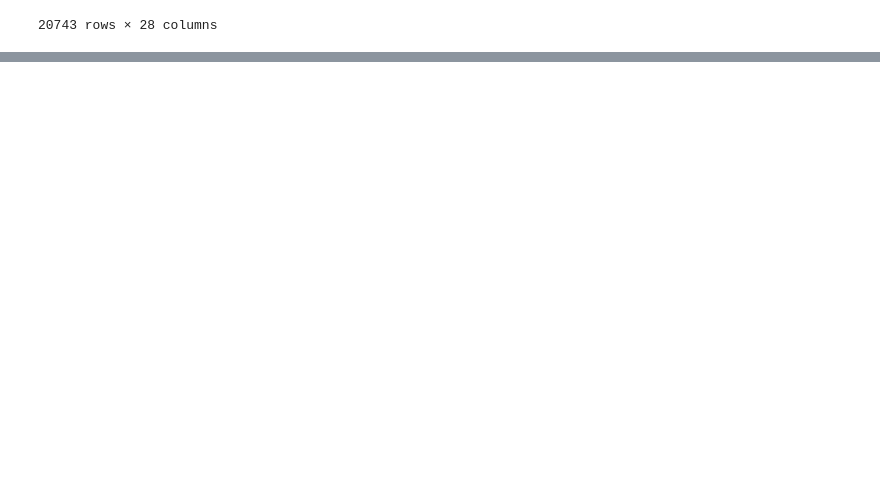
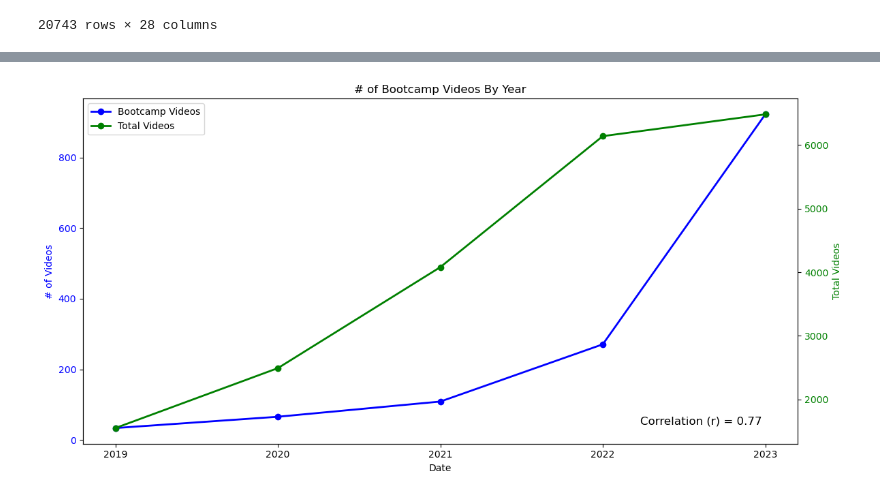
Before and after one commit to AhldenBrough/Covid-vs-Tech-Careers, a Jupyter notebook: data_cleaning.ipynb, the cells around one changed output, grey strips where cells are left out. Drawn from its saved outputs; the diff is of its cells as text; code cells hidden in the pictures; blank space fills up the shorter version.

```diff
--- a/data_cleaning.ipynb
+++ b/data_cleaning.ipynb
@@ -463,0 +723,3 @@ video_df.to_csv('data/youtube_with_covid.csv')
+# %%
+videos_by_year = bootcamp_df["Year"].value_counts()
+videos_by_year
@@ -463,0 +734,3 @@ video_df.to_csv('data/youtube_with_covid.csv')
+# %%
+videos_by_year2 = video_df["Year"].value_counts()
+videos_by_year2
@@ -463,0 +745,46 @@ video_df.to_csv('data/youtube_with_covid.csv')
+# %%
+import matplotlib.pyplot as plt
+import numpy as np
+from matplotlib.ticker import MaxNLocator
+
+# Assuming 'videos_by_year' and 'videos_by_year2' are pandas Series
+# If not, make sure to convert them to appropriate data structures
+
+# Create a figure and two subplots
+fig, ax1 = plt.subplots(figsize=(12, 6))
+
+# Plot the first set of data (Bootcamp Videos) on the first axis
+ax1.plot(videos_by_year.index, videos_by_year.values, marker='o', color='blue', linestyle='-', linewidth=2, label='Bootcamp Videos')
+ax1.set_xlabel('Date')
+ax1.set_ylabel('# of Videos', color='blue')
+ax1.tick_params(axis='y', labelcolor='blue')
+ax1.set_title('# of Bootcamp Videos By Year')
+
+# Create a second y-axis for the second dataset (Total Videos)
+ax2 = ax1.twinx()
+ax2.plot(videos_by_year2.index, videos_by_year2.values, marker='o', color='green', linestyle='-', linewidth=2, label='Total Videos')
+ax2.set_ylabel('Total Videos', color='green')
+ax2.tick_params(axis='y', labelcolor='green')
+
+# Calculate the correlation coefficient (r value)
+correlation = np.corrcoef(videos_by_year.values, videos_by_year2.values)[0, 1]
+
+# Add r value as text in the bottom right corner
+ax2.text(0.95, 0.05, f'Correlation (r) = {correlation:.2f}', transform=ax2.transAxes, fontsize=12,
+        verticalalignment='bottom', horizontalalignment='right', color='black')
+
+# Set x-axis locator and formatter
+ax1.xaxis.set_major_locator(MaxNLocator(integer=True))
+
+# Add legend
+lines, labels = ax1.get_legend_handles_labels()
+lines2, labels2 = ax2.get_legend_handles_labels()
+ax2.legend(lines + lines2, labels + labels2, loc=0)
+
+# Adjust layout
+fig.tight_layout()
+
+# Show the plot
+plt.show()
+# %% [output]
+[figure, added]
```
Also changed, not shown: parts of 48 cells of this notebook.
